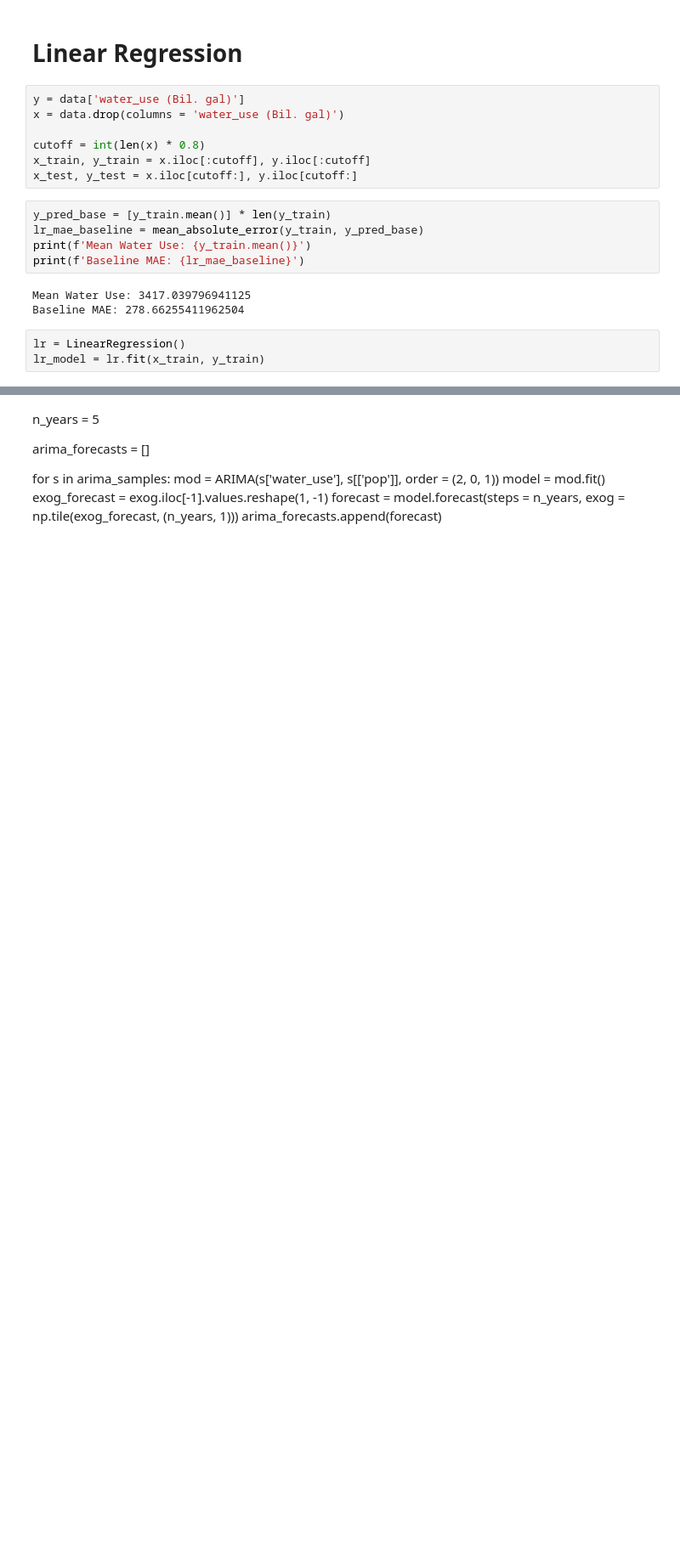
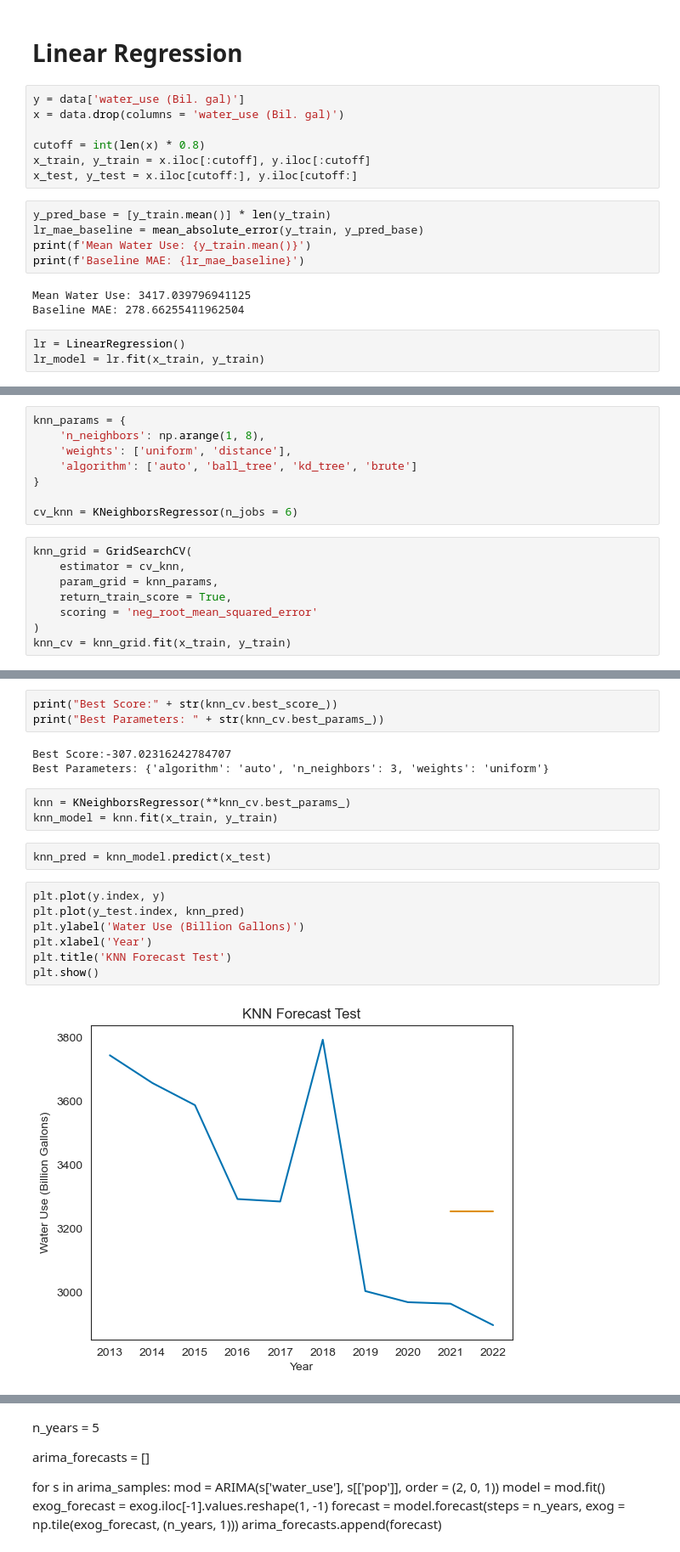
Before and after one commit to jpjavier23/michigan_water_use, a Jupyter notebook: michigan_water_use.ipynb, the cells around one changed output, grey strips where cells are left out. Shown at 85% size. Cells and saved outputs as stored; diff of their text form; blank space fills up the shorter version.

```diff
--- a/michigan_water_use.ipynb
+++ b/michigan_water_use.ipynb
@@ -1375,0 +1370,16 @@ https://medium.com/@sawsanyusuf/linear-regression-with-time-series-data-9186eb1e
+# %%
+knn_params = {
+    'n_neighbors': np.arange(1, 8),
+    'weights': ['uniform', 'distance'],
+    'algorithm': ['auto', 'ball_tree', 'kd_tree', 'brute']
+}
+
+cv_knn = KNeighborsRegressor(n_jobs = 6)
+# %%
+knn_grid = GridSearchCV(
+    estimator = cv_knn,
+    param_grid = knn_params,
+    return_train_score = True,
+    scoring = 'neg_root_mean_squared_error'
+)
+knn_cv = knn_grid.fit(x_train, y_train)
@@ -1375,0 +1404,20 @@ https://medium.com/@sawsanyusuf/linear-regression-with-time-series-data-9186eb1e
+# %%
+print("Best Score:" + str(knn_cv.best_score_))
+print("Best Parameters: " + str(knn_cv.best_params_))
+# %% [output]
+Best Score:-307.02316242784707
+Best Parameters: {'algorithm': 'auto', 'n_neighbors': 3, 'weights': 'uniform'}
+# %%
+knn = KNeighborsRegressor(**knn_cv.best_params_)
+knn_model = knn.fit(x_train, y_train)
+# %%
+knn_pred = knn_model.predict(x_test)
+# %%
+plt.plot(y.index, y)
+plt.plot(y_test.index, knn_pred)
+plt.ylabel('Water Use (Billion Gallons)')
+plt.xlabel('Year')
+plt.title('KNN Forecast Test')
+plt.show()
+# %% [output]
+[figure, added]
```
Also changed, not shown: parts of 54 cells of this notebook, 11 other files.
